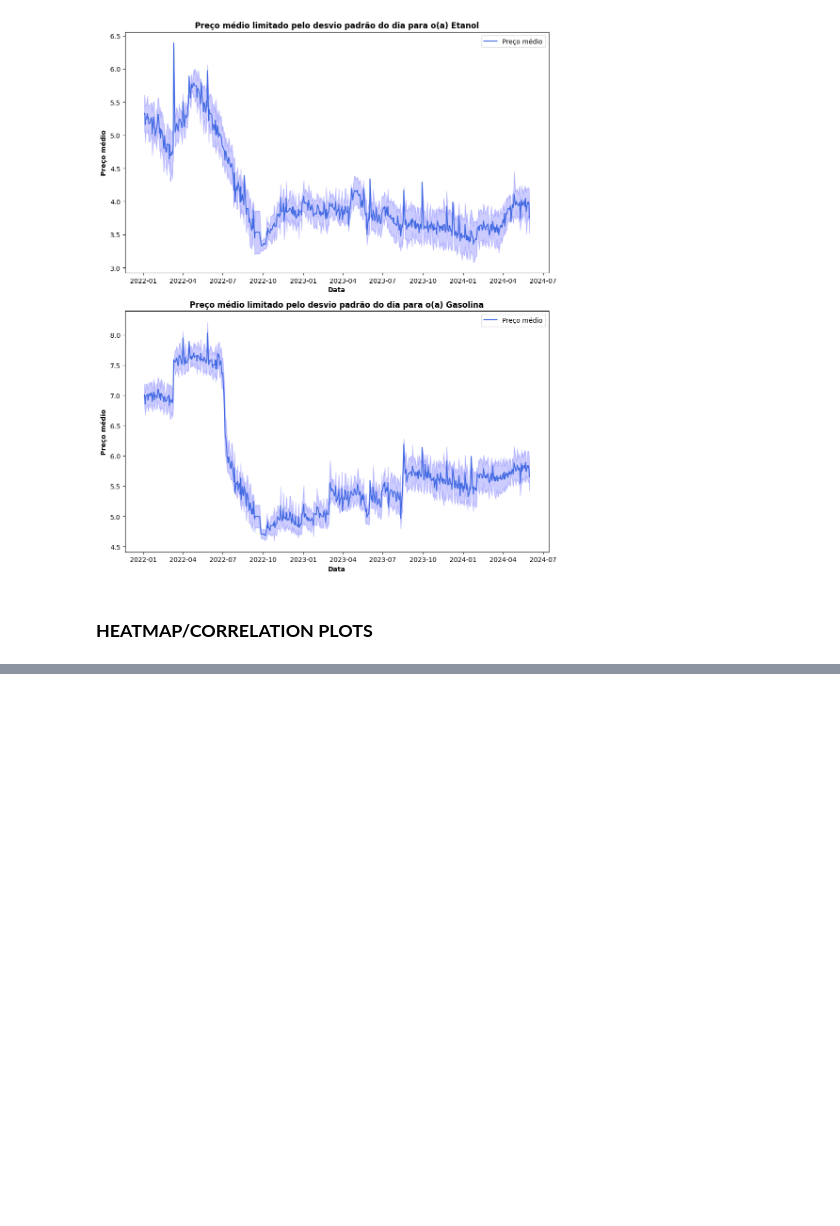
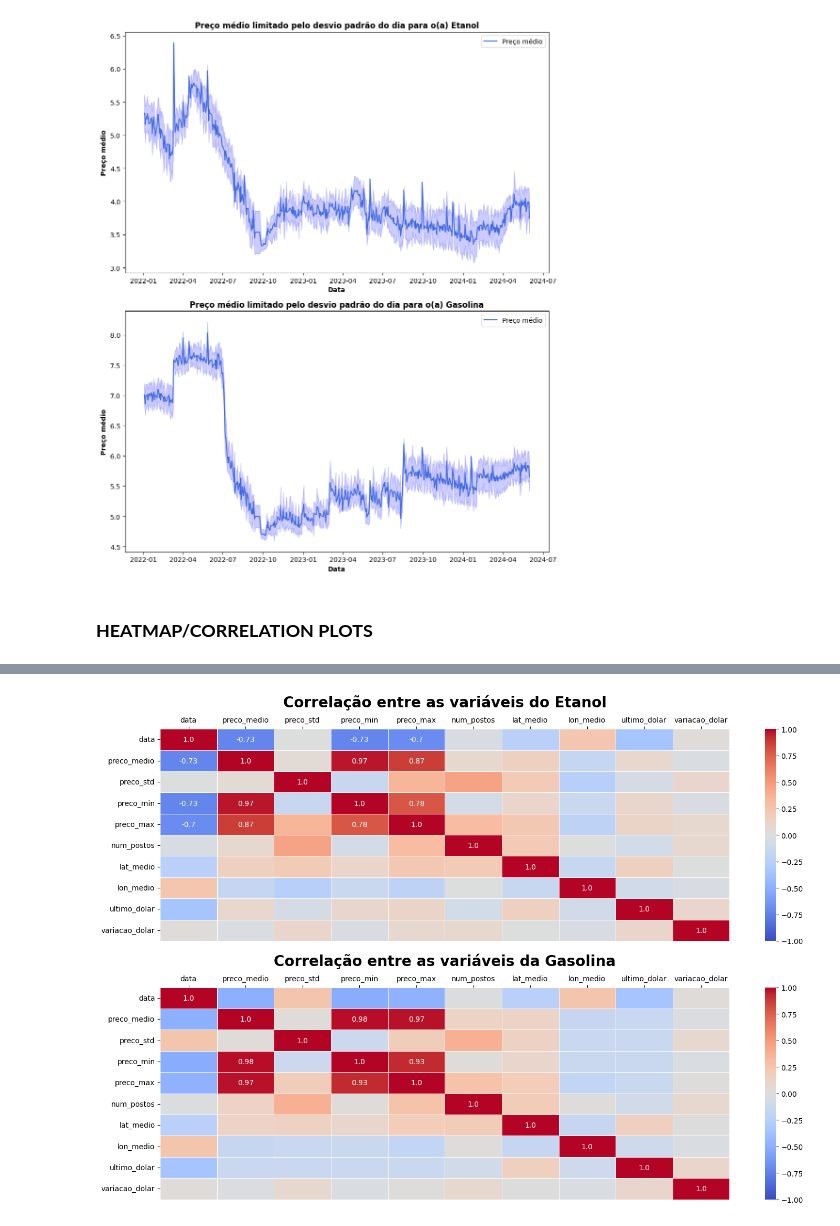
Before and after one commit to emanuel-brandao15/fuel-prices-forecast-brazil-mg, a Jupyter notebook: fuel_timeseries.ipynb, the cells around one changed output, grey strips where cells are left out. Saved outputs shown, nothing was run; the diff lists cells and outputs as text; code cells hidden in the pictures; blank space fills up the shorter version.

```diff
--- a/fuel_timeseries.ipynb
+++ b/fuel_timeseries.ipynb
@@ -546,0 +523,22 @@ plt.show()
+# %%
+## OBTENDO AS MATRIZES DE CORRELAÇÃO
+corr_etanol = df_etanol.drop(columns='tipo_comb').corr()
+corr_gasolina = df_gasolina.drop(columns='tipo_comb').corr()
+matrixes = [corr_etanol, corr_gasolina]
+
+### GRÁFICO DE CORRELAÇÃO ENTRE AS VARIÁVEIS
+fig, ax = plt.subplots(2,1, figsize=(15,10))
+i=0
+for df in matrixes:
+    high_corr = np.where((df >= 0.7) | (df <= -0.7), df.round(2).astype(str), '')
+    sns.heatmap(df, annot=high_corr, cmap='coolwarm', fmt='', vmin=-1, vmax=1, center=0, linewidth=0.5, ax=ax[i])
+    ax[i].xaxis.tick_top()
+    i += 1
+
+ax[0].set_title(f'Correlação entre as variáveis do Etanol', fontweight='bold', fontsize=20, pad=30)
+ax[1].set_title(f'Correlação entre as variáveis da Gasolina', fontweight='bold', fontsize=20, pad=30)
+
+plt.tight_layout()
+plt.show()
+# %% [output]
+[figure, added]
```
Also changed, not shown: parts of 14 cells of this notebook, 1 other file.
